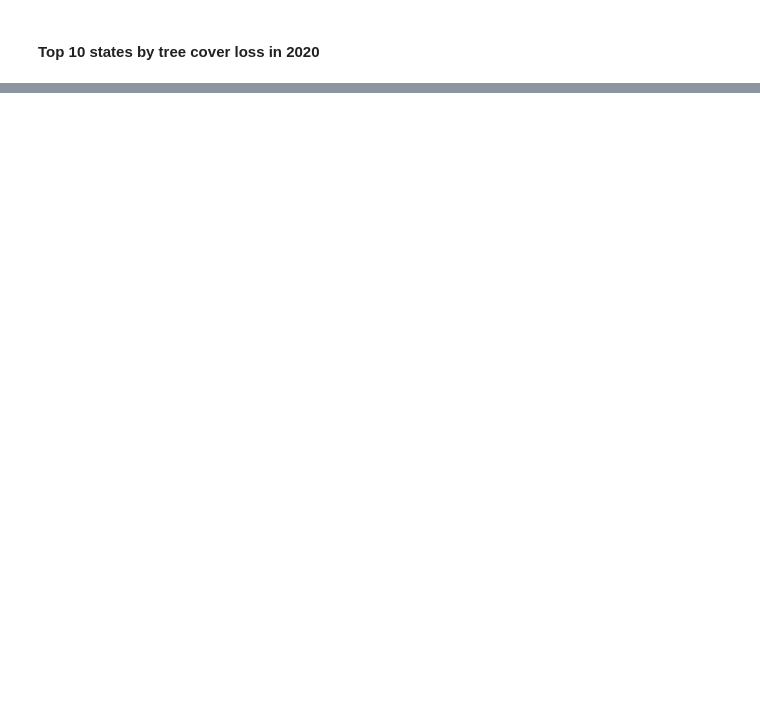
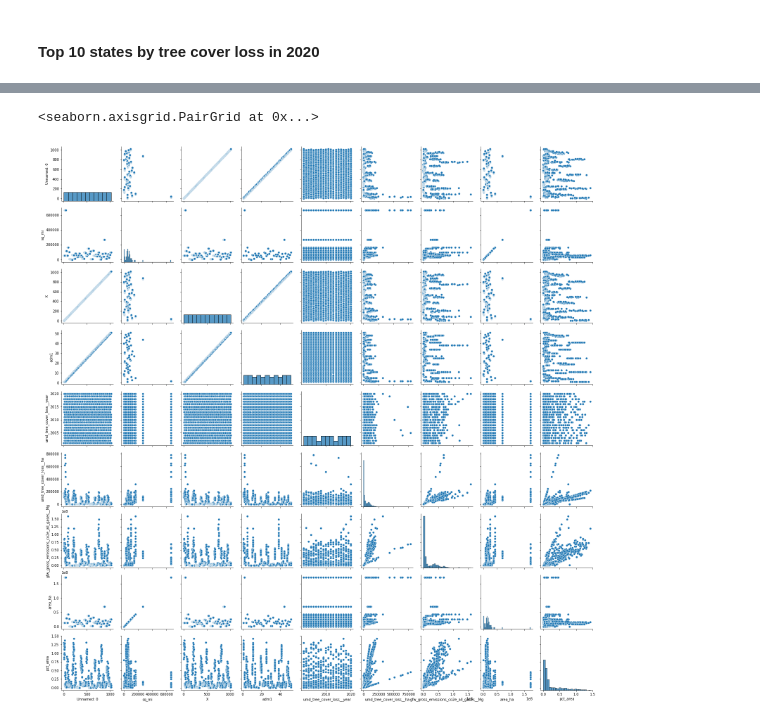
Before and after one commit to areenaarora/us-tree-loss, a Jupyter notebook: us-tree-loss.ipynb, the cells around one changed output, grey strips where cells are left out. Drawn from its saved outputs; the diff is of its cells as text; code cells hidden in the pictures; blank space fills up the shorter version.

```diff
--- a/us-tree-loss.ipynb
+++ b/us-tree-loss.ipynb
@@ -233,0 +342,5 @@ TypeError: can't multiply sequence by non-int of type 'float'
+# %%
+sns.pairplot(loss_areas)
+# %% [output]
+<seaborn.axisgrid.PairGrid at 0x...>
+[figure, added]
```
Also changed, not shown: parts of 27 cells of this notebook, 1 other file.
